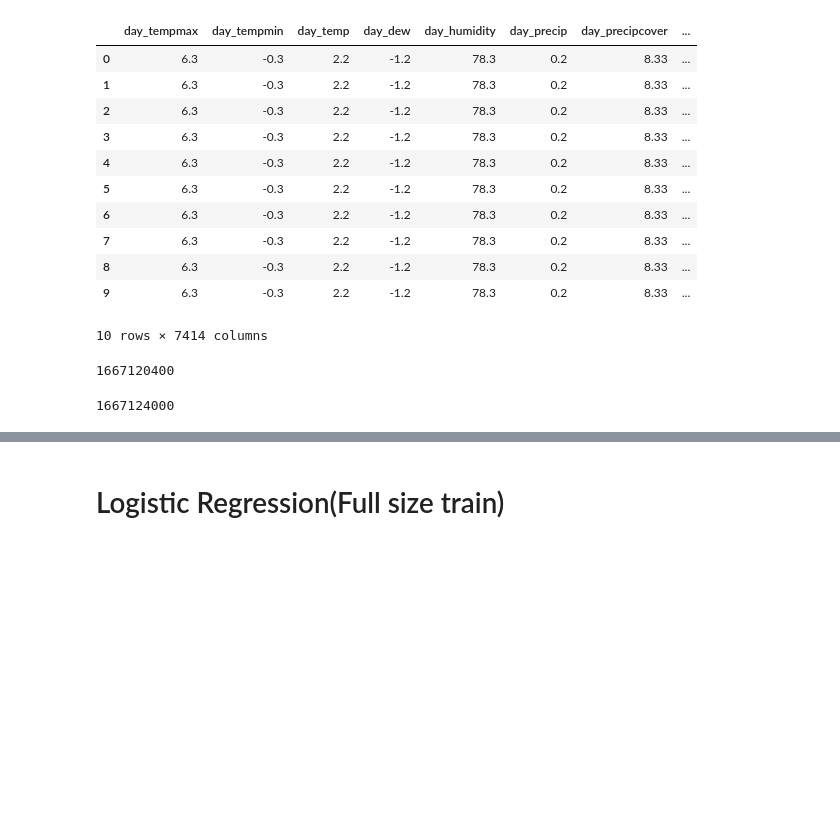
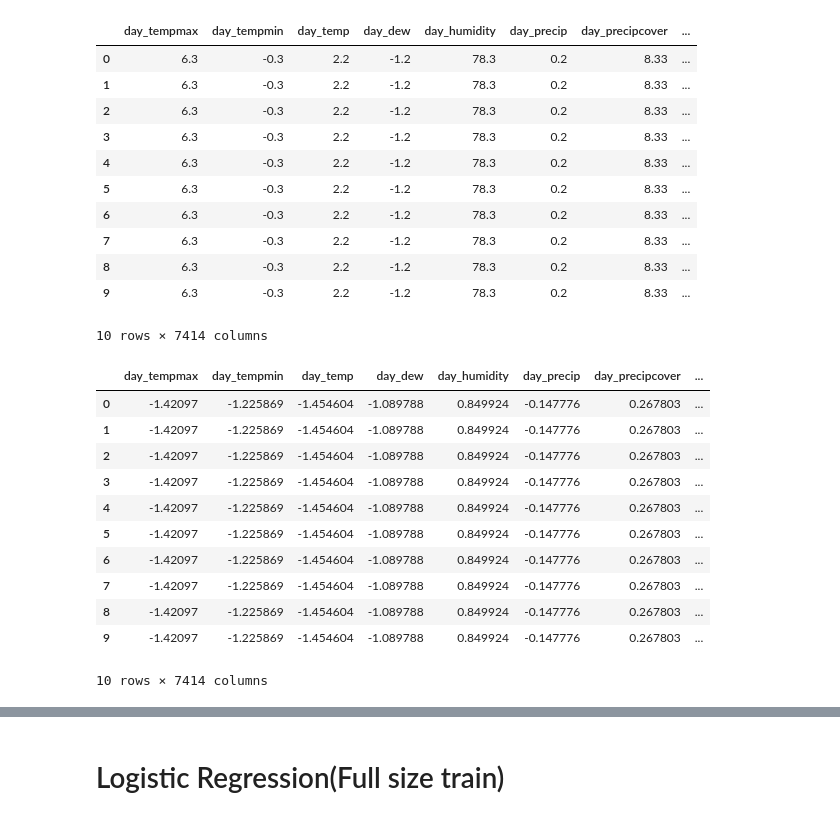
Before and after one commit to 1wannabebetter1/KMA_Alarm_ML_team_3, a Jupyter notebook: trainingModel.ipynb, the cells around one changed output, grey strips where cells are left out. Drawn from its saved outputs; the diff is of its cells as text; code cells hidden in the pictures; blank space fills up the shorter version.

Commit message:
Training models with StandartScaler

```diff
--- a/trainingModel.ipynb
+++ b/trainingModel.ipynb
@@ -281,11 +281,22 @@ x_train_df = x_train_df.fillna(0)
 x_train_df.columns = x_train_df.columns.astype(str)
 x_test_df = x_test_df.fillna(0)
 x_test_df.columns = x_test_df.columns.astype(str)
-# %%
-x_train_df['hour_datetimeEpoch'].max()
-# %% [output]
-1667120400
-# %%
-x_test_df['hour_datetimeEpoch'].min()
-# %% [output]
-1667124000
+# %%
+from sklearn.preprocessing import StandardScaler
+scaler = StandardScaler()
+scaler.fit(x_train_df)
+with open(f"{MODEL_FOLDER}/scaler.pkl", "wb") as handle:
+    pickle.dump(scaler, handle)
+# %% [output]
+|  | day_tempmax | day_tempmin | day_temp | day_dew | day_humidity | day_precip | day_precipcover | ... |
+| 0 | -1.42097 | -1.225869 | -1.454604 | -1.089788 | 0.849924 | -0.147776 | 0.267803 | ... |
+| 1 | -1.42097 | -1.225869 | -1.454604 | -1.089788 | 0.849924 | -0.147776 | 0.267803 | ... |
+| 2 | -1.42097 | -1.225869 | -1.454604 | -1.089788 | 0.849924 | -0.147776 | 0.267803 | ... |
+| 3 | -1.42097 | -1.225869 | -1.454604 | -1.089788 | 0.849924 | -0.147776 | 0.267803 | ... |
+| 4 | -1.42097 | -1.225869 | -1.454604 | -1.089788 | 0.849924 | -0.147776 | 0.267803 | ... |
+| 5 | -1.42097 | -1.225869 | -1.454604 | -1.089788 | 0.849924 | -0.147776 | 0.267803 | ... |
+| 6 | -1.42097 | -1.225869 | -1.454604 | -1.089788 | 0.849924 | -0.147776 | 0.267803 | ... |
+| 7 | -1.42097 | -1.225869 | -1.454604 | -1.089788 | 0.849924 | -0.147776 | 0.267803 | ... |
+| 8 | -1.42097 | -1.225869 | -1.454604 | -1.089788 | 0.849924 | -0.147776 | 0.267803 | ... |
+| 9 | -1.42097 | -1.225869 | -1.454604 | -1.089788 | 0.849924 | -0.147776 | 0.267803 | ... |
+10 rows × 7414 columns
```
Also changed, not shown: parts of 31 cells of this notebook.
